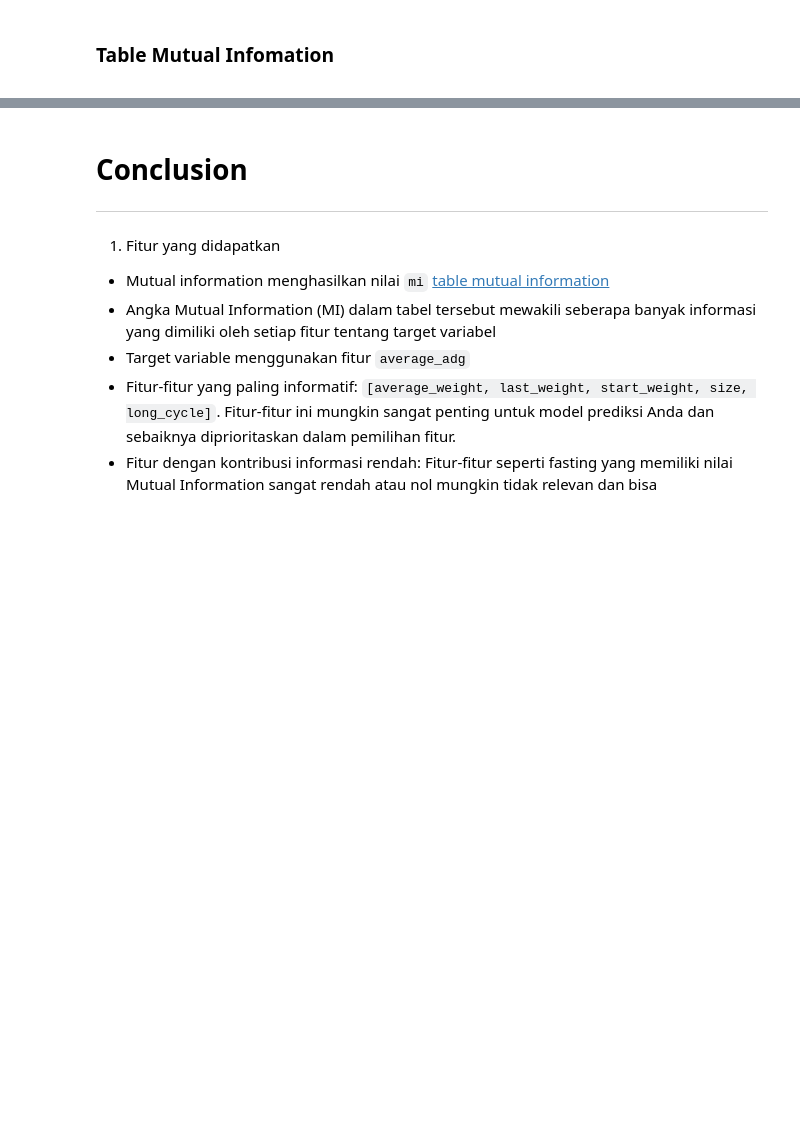
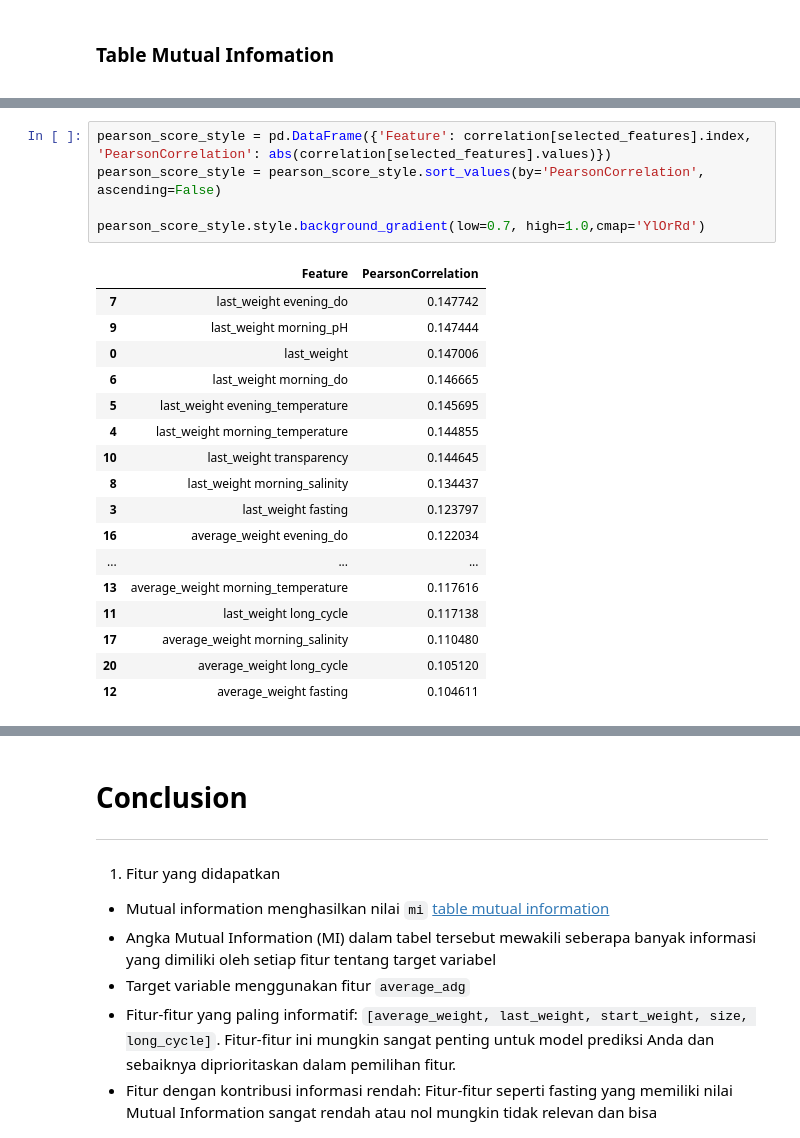
Before and after one commit to sugengdcahyo/shrimp-prediction, a Jupyter notebook: 02-Filter Based Feature Selection.ipynb, the cells around one changed output, grey strips where cells are left out. Drawn from its saved outputs; the diff is of its cells as text; blank space fills up the shorter version.

```diff
--- a/02-Filter Based Feature Selection.ipynb
+++ b/02-Filter Based Feature Selection.ipynb
@@ -195,0 +262,23 @@ data_with_poly_features.to_csv("./feature_store/polynomial-features.csv")
+# %%
+pearson_score_style = pd.DataFrame({'Feature': correlation[selected_features].index, 'PearsonCorrelation': abs(correlation[selected_features].values)})
+pearson_score_style = pearson_score_style.sort_values(by='PearsonCorrelation', ascending=False)
+
+pearson_score_style.style.background_gradient(low=0.7, high=1.0,cmap='YlOrRd')
+# %% [output]
+|  | Feature | PearsonCorrelation |
+| 7 | last_weight evening_do | 0.147742 |
+| 9 | last_weight morning_pH | 0.147444 |
+| 0 | last_weight | 0.147006 |
+| 6 | last_weight morning_do | 0.146665 |
+| 5 | last_weight evening_temperature | 0.145695 |
+| 4 | last_weight morning_temperature | 0.144855 |
+| 10 | last_weight transparency | 0.144645 |
+| 8 | last_weight morning_salinity | 0.134437 |
+| 3 | last_weight fasting | 0.123797 |
+| 16 | average_weight evening_do | 0.122034 |
+| ... | ... | ... |
+| 13 | average_weight morning_temperature | 0.117616 |
+| 11 | last_weight long_cycle | 0.117138 |
+| 17 | average_weight morning_salinity | 0.110480 |
+| 20 | average_weight long_cycle | 0.105120 |
+| 12 | average_weight fasting | 0.104611 |
```
Also changed, not shown: parts of 44 cells of this notebook, 6 other files.
